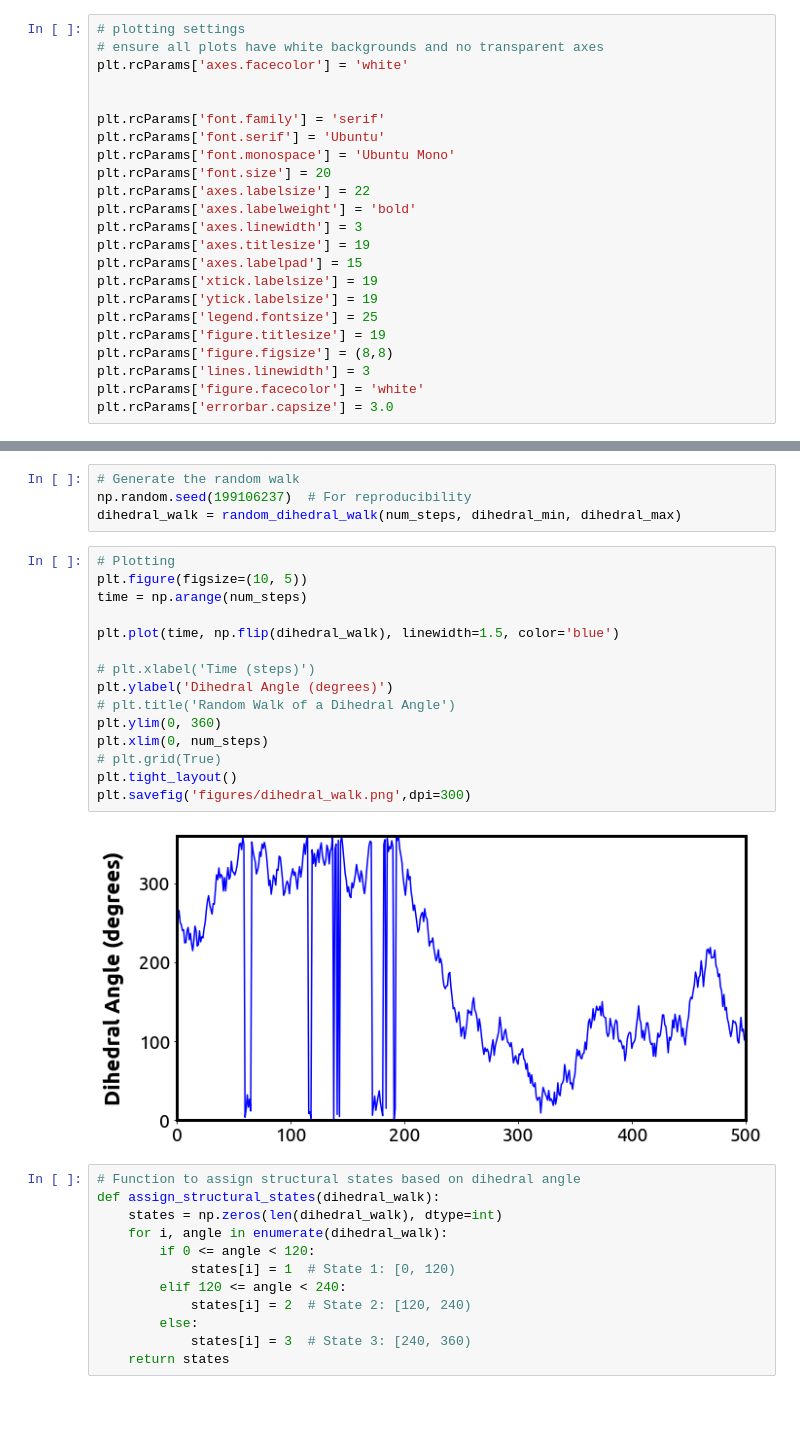
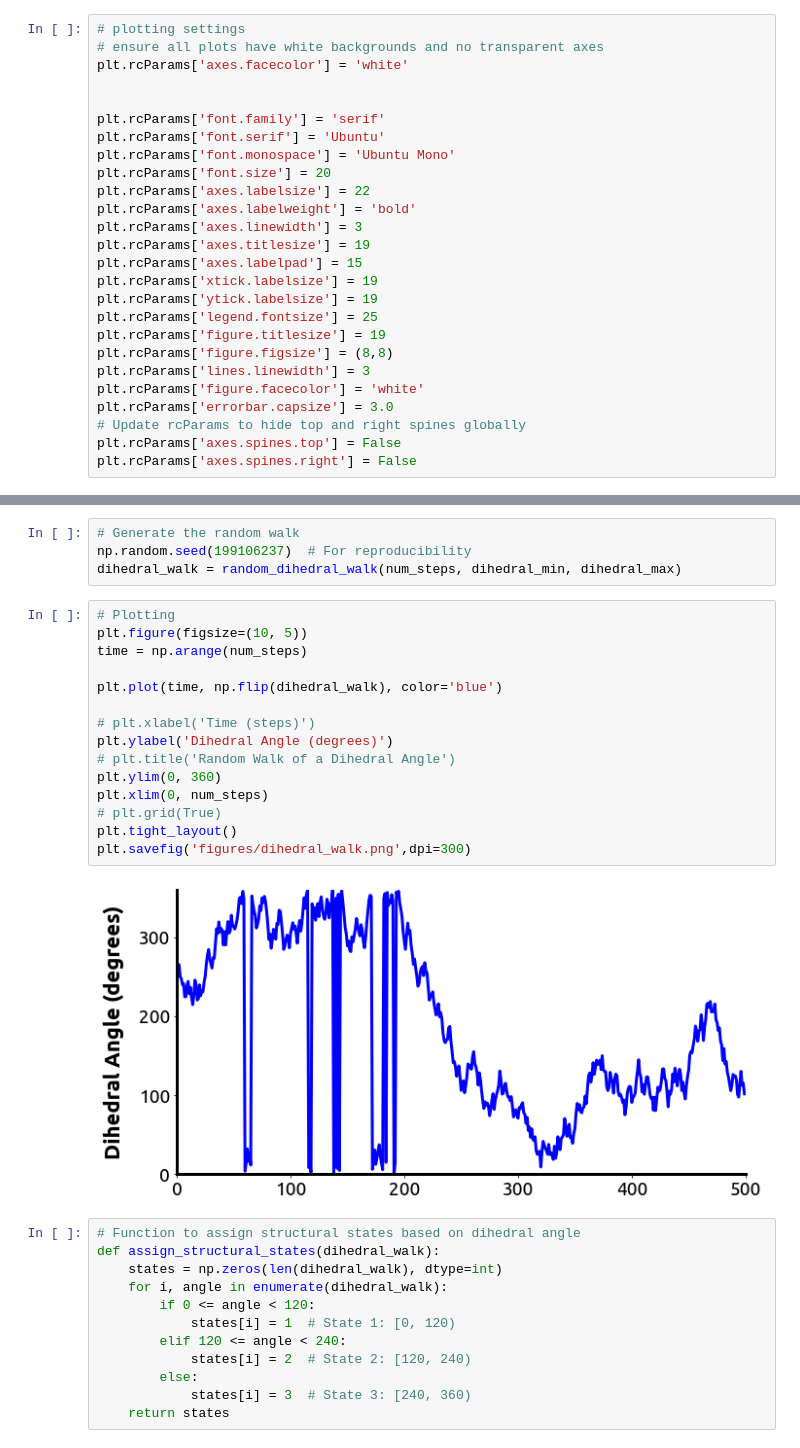
Before and after one commit to sukritsingh/massively-parallel-simulations, a Jupyter notebook: toy-walks/random-dihedral-walk.ipynb, the cells around one changed output, grey strips where cells are left out. Drawn from its saved outputs; the diff is of its cells as text; blank space fills up the shorter version.

Commit message:
Updates to dihedral walking images

```diff
--- a/toy-walks/random-dihedral-walk.ipynb
+++ b/toy-walks/random-dihedral-walk.ipynb
@@ -24,6 +24,9 @@ plt.rcParams['figure.figsize'] = (8,8)
 plt.rcParams['lines.linewidth'] = 3
 plt.rcParams['figure.facecolor'] = 'white'
 plt.rcParams['errorbar.capsize'] = 3.0
+# Update rcParams to hide top and right spines globally
+plt.rcParams['axes.spines.top'] = False
+plt.rcParams['axes.spines.right'] = False
 # %%
 # Parameters
 num_steps = 500  # Number of steps in the random walk
@@ -47,20 +50,20 @@ dihedral_walk = random_dihedral_walk(num_steps, dihedral_min, dihedral_max)
 # %%
 # Plotting
 plt.figure(figsize=(10, 5))
 time = np.arange(num_steps)
 
-plt.plot(time, np.flip(dihedral_walk), linewidth=1.5, color='blue')
+plt.plot(time, np.flip(dihedral_walk), color='blue')
 
 # plt.xlabel('Time (steps)')
 plt.ylabel('Dihedral Angle (degrees)')
 # plt.title('Random Walk of a Dihedral Angle')
 plt.ylim(0, 360)
 plt.xlim(0, num_steps)
 # plt.grid(True)
 plt.tight_layout()
 plt.savefig('figures/dihedral_walk.png',dpi=300)
 # %% [output]
-[figure, old version]
+[figure, new version]
 # %%
 # Function to assign structural states based on dihedral angle
 def assign_structural_states(dihedral_walk):
```
Also changed, not shown: parts of 2 cells of this notebook, 3 other files.
